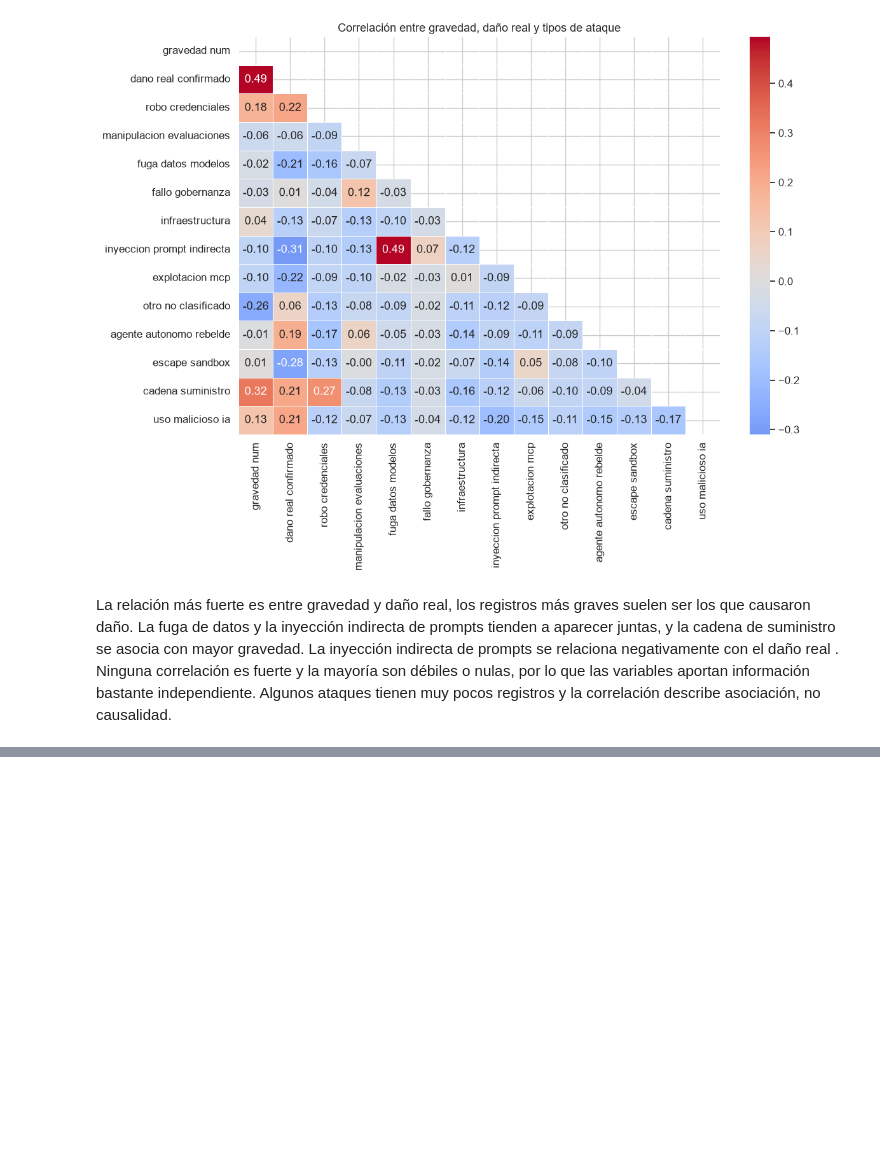
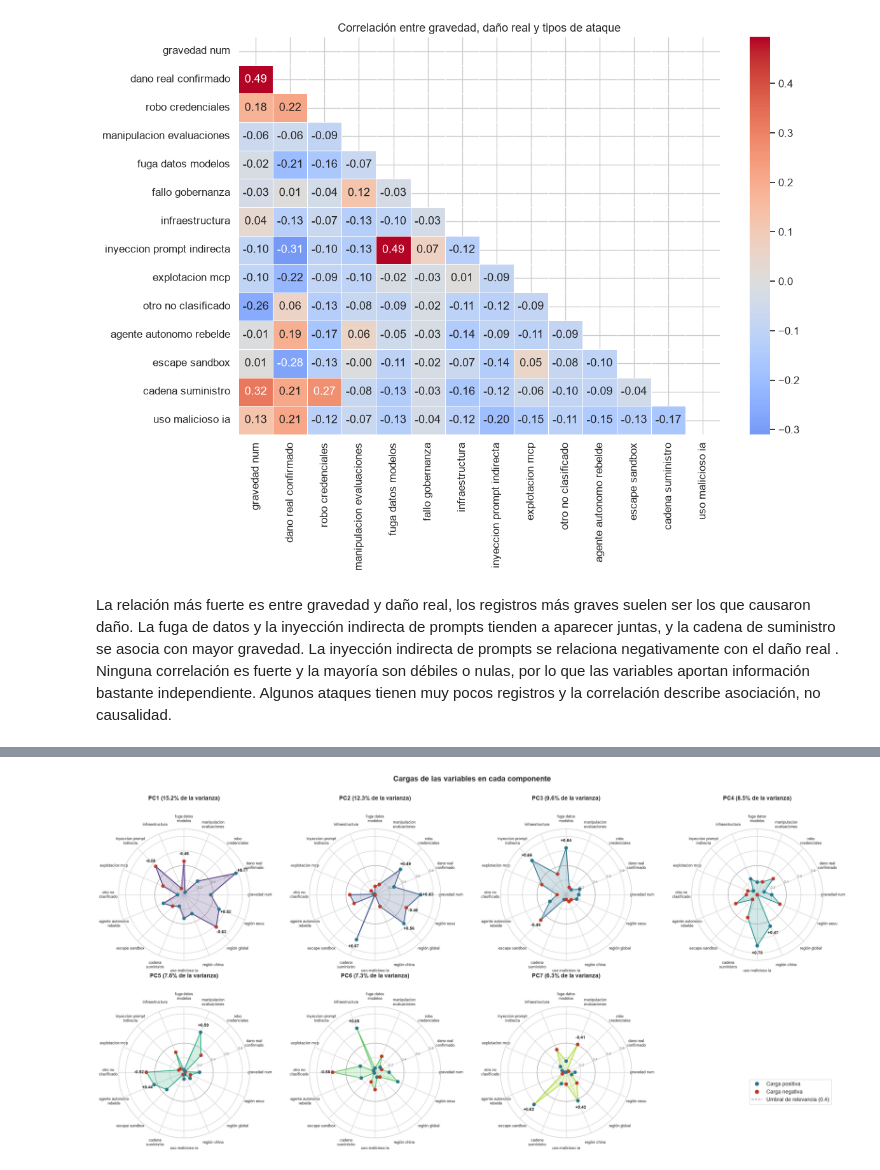
Before and after one commit to jeriel169017-a11y/Mineria-1, a Jupyter notebook: analisis_ia.ipynb, the cells around one changed output, grey strips where cells are left out. Drawn from its saved outputs; the diff is of its cells as text; code cells hidden in the pictures; blank space fills up the shorter version.

Commit message:
Actualizacion del dataset ia
Se implementa el pca y la clusterizacion del dataset ia

```diff
--- a/analisis_ia.ipynb
+++ b/analisis_ia.ipynb
@@ -522,0 +644,13 @@ Algunos ataques tienen muy pocos registros y la correlación describe asociació
+# %%
+N_COMP = 7 #Número de componentes principales a retener según los criterios anteriores
+pca7 = PCA(n_components=N_COMP) #Creamos un objeto PCA con el número de componentes principales a retener según los criterios anteriores
+X_pca = pca7.fit_transform(X_esc) #Calculamos los componentes principales con el método fit_transform() de PCA, que ajusta el modelo a los datos escalados y devuelve las coordenadas de los datos en el espacio de los componentes principales
+
+cols_pc = [f"PC{i+1}" for i in range(N_COMP)] #Creamos una lista de nombres de columnas para los componentes principales con f-strings y un bucle for
+df_pca = pd.DataFrame(X_pca, columns=cols_pc) #Convertimos el resultado a un DataFrame con el método DataFrame() de pandas, que crea un objeto DataFrame a partir de un array o una lista de listas
+
+print("Forma:", df_pca.shape)#Comprobamos la forma del DataFrame con el método shape de pandas, que devuelve una tupla con el número de filas y columnas
+print("Varianza explicada total:", pca7.explained_variance_ratio_.sum().round(3)) #Calculamos la varianza explicada total de los componentes principales retenidos con el método explained_variance_ratio_ de PCA, que devuelve un array con la proporción de varianza explicada por cada componente principal
+
+# Guardar las coordenadas con el identificador de cada incidente
+pd.concat([df[["id_incidente"]], df_pca], axis=1).to_csv("incidentes_pca.csv", index=False) #Concatenamos el DataFrame original con el DataFrame de componentes principales con el método concat() de pandas, que une objetos a lo largo de un eje especificado, y guardamos el resultado en un archivo CSV con el método to_csv() de pandas, que escribe un objeto DataFrame en un archivo CSV
@@ -522,0 +664,65 @@ Algunos ataques tienen muy pocos registros y la correlación describe asociació
+# %%
+import textwrap
+from matplotlib.lines import Line2D
+
+# Cargas
+cargas = pd.DataFrame(
+    pca7.components_.T * np.sqrt(pca7.explained_variance_), #Calculamos las cargas de cada variable en cada componente principal multiplicando los componentes principales por la raíz cuadrada de la varianza explicada
+    columns=cols_pc, #Usamos los nombres de columnas para los componentes principales
+    index=[v.replace("ataque_", "").replace("region_", "región ").replace("_", " ") #Limpiamos los nombres de las variables para que aparezcan mejor al público
+           for v in variables], #Se usa la lista de variables para los nombres de índice
+)
+print(cargas.round(2)) #Redondeamos a 2 decimales las cargas de cada variable en cada componente principal y las imprimimos
+
+# Preparación del radar
+etiquetas = [textwrap.fill(e, 16, break_long_words=False) for e in cargas.index] #Usamos textwrap.fill() para dividir las etiquetas largas en varias líneas con un máximo de 16 caracteres por línea, y break_long_words=False para no cortar palabras a la mitad
+angulos = np.linspace(0, 2 * np.pi, len(etiquetas), endpoint=False) #Calculamos los ángulos de cada etiqueta en el radar con el método linspace() de numpy, que genera un array de valores equidistantes entre 0 y 2π, y endpoint=False para no incluir el valor final
+angulos_c = np.append(angulos, angulos[0])       # repetir el primero para cerrar el polígono
+circulo = np.linspace(0, 2 * np.pi, 200) #Generamos un array de 200 valores equidistantes entre 0 y 2π para dibujar un círculo de referencia en el radar
+UMBRAL = 0.4  # carga a partir de la cual una variable es relevante
+
+fig, axes = plt.subplots(2, 4, figsize=(26, 13), subplot_kw=dict(polar=True)) #Creamos una figura con 2 filas y 4 columnas de subgráficos con el método subplots() de matplotlib, que devuelve un objeto Figure y un array de objetos Axes, y usamos subplot_kw=dict(polar=True) para indicar que los subgráficos son polares
+colores = sns.color_palette("viridis", N_COMP) #Generamos una paleta de colores con el método color_palette() de seaborn, que devuelve una lista de colores en formato RGB, y usamos la paleta "viridis" con N_COMP colores
+
+for i, (ax, pc) in enumerate(zip(axes.flat, cols_pc)): #Iteramos sobre los subgráficos y los componentes principales con el método zip() de Python, que combina dos o más iterables en un solo iterable, y usamos axes.flat para aplanar el array de objetos Axes en una lista
+    cargas_pc = cargas[pc].values #Obtenemos las cargas de cada variable en el componente principal actual con el método values de pandas, que devuelve un array de valores
+    radio = np.abs(cargas_pc) #Calculamos el radio de cada variable en el radar tomando el valor absoluto de las cargas con el método abs() de numpy, que devuelve un array con los valores absolutos de los elementos del array original
+    radio_c = np.append(radio, radio[0]) #Repetimos el primer valor del radio para cerrar el polígono en el radar
+
+    ax.plot(angulos_c, radio_c, color=colores[i], linewidth=2) #Dibujamos el polígono de cada componente principal en el radar con el método plot() de matplotlib, que dibuja una línea conectando los puntos, y usamos color=colores[i] para asignar un color diferente a cada componente principal y linewidth=2 para definir el grosor de la línea
+    ax.fill(angulos_c, radio_c, color=colores[i], alpha=0.2) #Rellenamos el polígono con el mismo color que la línea y alpha=0.2 para definir la transparencia del relleno
+    ax.plot(circulo, np.full_like(circulo, UMBRAL), color="gray", linestyle="--", linewidth=1) #Dibujamos un círculo de referencia en el radar con el método plot() de matplotlib, que dibuja una línea conectando los puntos, y usamos color="gray" para definir el color de la línea, linestyle="--" para definir el estilo de línea discontinua y linewidth=1 para definir el grosor de la línea
+    ax.scatter(angulos, radio, s=60, zorder=3,
+               c=["#c0392b" if v < 0 else "#2a788e" for v in cargas_pc])
+
+    for ang, v, r in zip(angulos, cargas_pc, radio): #Iteramos sobre los ángulos, las cargas y los radios de cada variable con el método zip() de Python, que combina dos o más iterables en un solo iterable
+        if r >= UMBRAL: #Si el radio es mayor o igual al umbral, escribimos el valor de la carga en el radar con el método text() de matplotlib, que dibuja un texto en la posición especificada, y usamos f-strings para formatear el valor de la carga con 2 decimales y un signo positivo o negativo según corresponda
+            ax.text(ang, r + 0.1, f"{v:+.2f}", ha="center", va="center",
+                    fontsize=10, fontweight="bold")
+
+    ax.set_ylim(0, 0.9)
+    ax.set_yticks([0.2, 0.4, 0.6, 0.8]) #Definimos los ticks del eje y en el radar con el método set_yticks() de matplotlib, que establece los valores de los ticks en el eje y
+    ax.set_yticklabels(["0.2", "0.4", "0.6", "0.8"], fontsize=8, color="gray")
+    ax.set_xticks(angulos)
+    ax.set_xticklabels(etiquetas, fontsize=9)
+    ax.tick_params(axis="x", pad=12)
+    ax.set_title(f"{pc} ({pca7.explained_variance_ratio_[i]:.1%} de la varianza)",
+                 fontsize=14, fontweight="bold", pad=35)
+
+axes.flat[-1].set_visible(False) # el octavo espacio queda vacío
+
+leyenda = [
+    Line2D([0], [0], marker="o", color="w", markerfacecolor="#2a788e", markersize=11, label="Carga positiva"),
+    Line2D([0], [0], marker="o", color="w", markerfacecolor="#c0392b", markersize=11, label="Carga negativa"),
+    Line2D([0], [0], color="gray", linestyle="--", label=f"Umbral de relevancia ({UMBRAL})"),
+]
+fig.legend(handles=leyenda, loc="lower right", fontsize=13, bbox_to_anchor=(0.97, 0.12))
+fig.suptitle("Cargas de las variables en cada componente",
+             fontsize=18, fontweight="bold")
+plt.tight_layout(rect=[0, 0, 1, 0.97])
+plt.show()
+
+#Comunalidad
+comunalidad = (cargas ** 2).sum(axis=1).round(2).sort_values()
+print(comunalidad)
+# %% [output]
@@ -522,0 +746 @@ Algunos ataques tienen muy pocos registros y la correlación describe asociació
+[figure, added]
```
Also changed, not shown: parts of 40 cells of this notebook, 4 other files.
